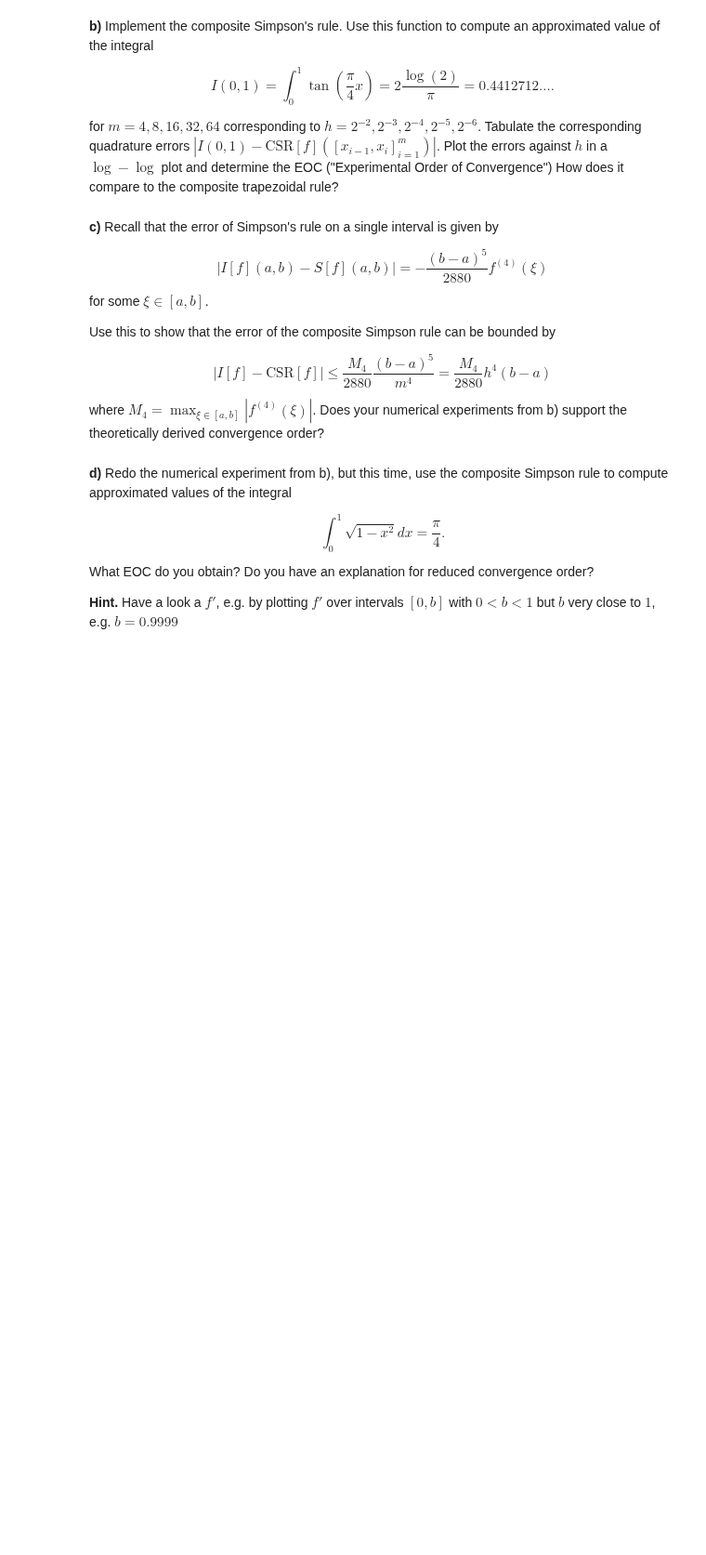
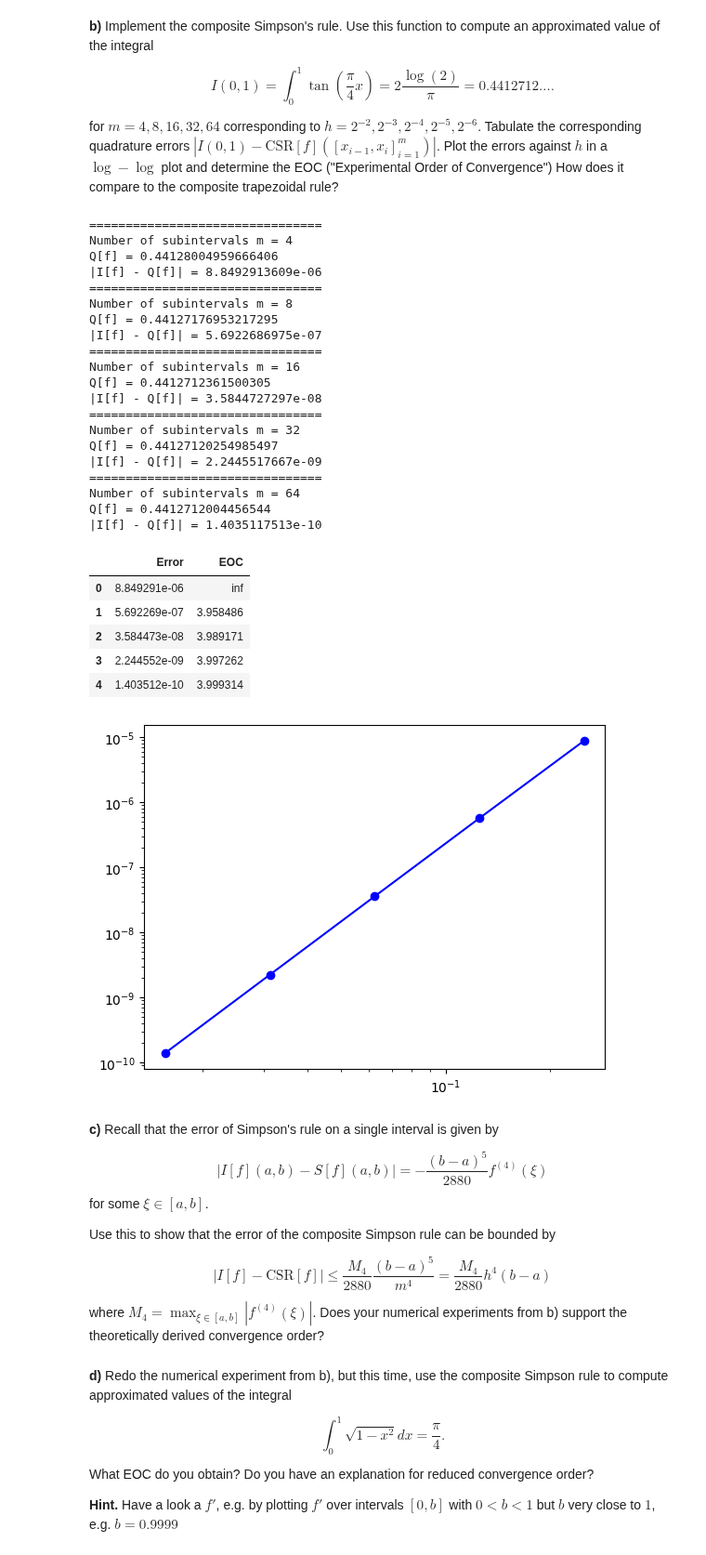
Before and after one commit to solniva/TMA4320_ScientificComputationNotes, a Jupyter notebook: homework/oving2.ipynb, the cells around one changed output. Shown at 93% size. Drawn from its saved outputs; the diff is of its cells as text; code cells hidden in the pictures; blank space fills up the shorter version.

```diff
--- a/homework/oving2.ipynb
+++ b/homework/oving2.ipynb
@@ -232,6 +241,85 @@ $ h = 2^{-2}, 2^{-3}, 2^{-4}, 2^{-5}, 2^{-6}$.
 Tabulate the corresponding quadrature errors $|I(0,1) - \mathrm{CSR}[f]({[x_{i-1}, x_i]}_{i=1}^{m})|$. Plot the errors against $h$ in a $\log-\log$
 plot and determine the EOC ("Experimental Order of Convergence")
 How does it compare to the composite trapezoidal rule?
+# %%
+# Funksjon for composite Simpson's rule
+def CS(f, a, b, m):
+
+    # Define all the end points of the sub-intervals
+    x = np.linspace(a, b, m+1)
+    h = float(b - a)/m
+
+    # Define the steps in between, the x_{i-1/2}. Note that there are only m points.
+    x_half = np.linspace(a+h/2, b-h/2, m)
+
+    fx = f(x[1:-1]) # We treat x_0 and x_m separately from x_1,...,x_{m-1}
+    fx_half = f(x_half)
+
+    return h/6*(f(a) + 2*sum(fx) + 4*sum(fx_half) +f(b))
+
+
+import matplotlib.pyplot as plt
+
+def f(x):
+    return np.tan(x*np.pi/4)
+
+# Eksakt
+int_f = 2*np.log(2)/np.pi
+
+# Interval
+a, b = 0, 1
+
+errs = []
+hs = []
+
+# Compute integral numerically
+for m in [4, 8, 16, 32, 64]:
+    print("================================")
+    cqr_f = CS(f, a, b, m)
+    print("Number of subintervals m = {}".format(m))
+    print("Q[f] = {}".format(cqr_f))
+    err = abs(int_f - cqr_f)
+    errs.append(err)
+    hs.append((b-a)/m)
+    print("|I[f] - Q[f]| = {:.10e}".format(err))
+
+hs = np.array(hs)
+errs = np.array(errs)
+eoc = np.log(errs[1:]/errs[:-1])/np.log(hs[1:]/hs[:-1])
+eoc = np.insert(eoc,0,'inf')
+table = pd.DataFrame({'Error': errs, 'EOC': eoc})
+display(table)
+
+plt.loglog(hs, errs, "bo-")
+plt.show()
+# %% [output]
+================================
+Number of subintervals m = 4
+Q[f] = 0.44128004959666406
+|I[f] - Q[f]| = 8.8492913609e-06
+================================
+Number of subintervals m = 8
+Q[f] = 0.44127176953217295
+|I[f] - Q[f]| = 5.6922686975e-07
+================================
+Number of subintervals m = 16
+Q[f] = 0.4412712361500305
+|I[f] - Q[f]| = 3.5844727297e-08
+================================
+Number of subintervals m = 32
+Q[f] = 0.44127120254985497
+|I[f] - Q[f]| = 2.2445517667e-09
+================================
+Number of subintervals m = 64
+Q[f] = 0.4412712004456544
+|I[f] - Q[f]| = 1.4035117513e-10
+|  | Error | EOC |
+| 0 | 8.849291e-06 | inf |
+| 1 | 5.692269e-07 | 3.958486 |
+| 2 | 3.584473e-08 | 3.989171 |
+| 3 | 2.244552e-09 | 3.997262 |
+| 4 | 1.403512e-10 | 3.999314 |
+[figure, added]
 # %% [markdown]
 **c)**
 Recall that the error of Simpson's rule on a single interval is given by
```
Also changed, not shown: parts of 2 cells of this notebook.
